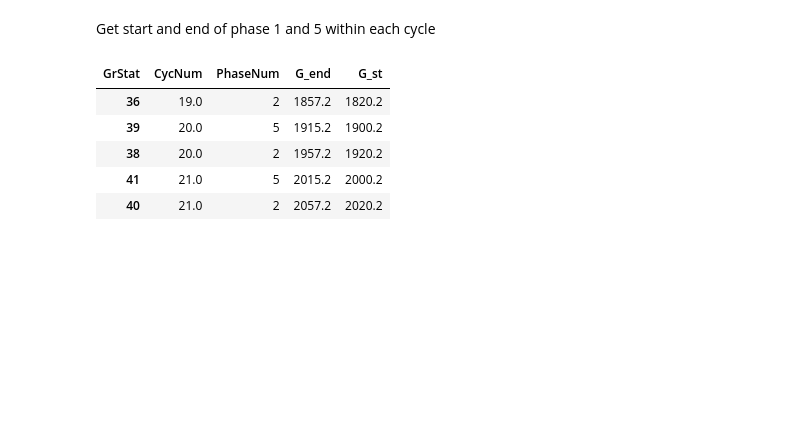
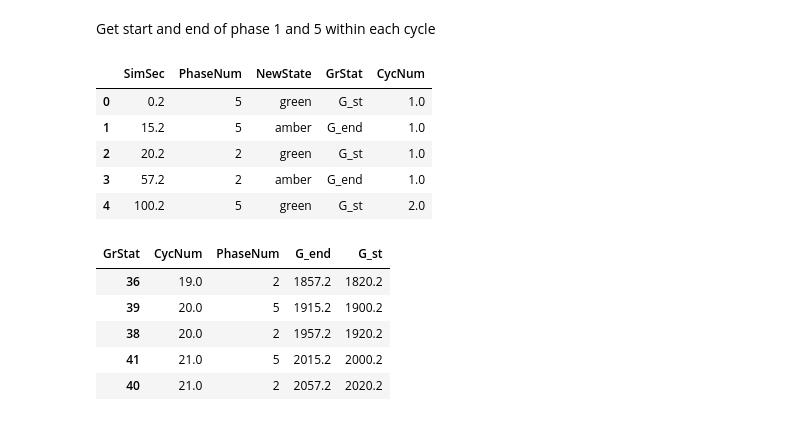
Before and after one commit to Apoorb/HCM_Pooled_Fund_CAV, a Jupyter notebook: Process_DataCol_and_SigChange.ipynb, the cells around one changed output. Drawn from its saved outputs; the diff is of its cells as text; code cells hidden in the pictures; blank space fills up the shorter version.

```diff
--- a/Process_DataCol_and_SigChange.ipynb
+++ b/Process_DataCol_and_SigChange.ipynb
@@ -20,8 +21,8 @@ os.getcwd()
 # %% [markdown]
 Read the Signal State Data
 # %%
-SigDat = pd.read_csv('VissimBaseModel_010.lsa', delimiter =';',header=None,skiprows= 19)
-SigDat.drop(columns=[1,2,6,7,8],inplace=True)
+SigDat = pd.read_csv('VissimBaseModel_Calibration_015.lsa', delimiter =';',header=None,skiprows= 19)
+SigDat.drop(columns=[1,2,6,7,8],inplace=True)  # Drop junk columns
 SigDat.columns = ['SimSec','PhaseNum','NewState','DurOldState']
 SigDat.head()
 # %% [output]
@@ -107,5 +118,14 @@ SigDat_Nw.sort_values('SimSec',inplace=True)
 # %% [markdown]
 Get start and end of phase 1 and 5 within each cycle
+# %%
+SigDat_Nw.head()
+# %% [output]
+|  | SimSec | PhaseNum | NewState | GrStat | CycNum |
+| 0 | 0.2 | 5 | green | G_st | 1.0 |
+| 1 | 15.2 | 5 | amber | G_end | 1.0 |
+| 2 | 20.2 | 2 | green | G_st | 1.0 |
+| 3 | 57.2 | 2 | amber | G_end | 1.0 |
+| 4 | 100.2 | 5 | green | G_st | 2.0 |
 # %%
 SigDat_Nw_clean = pd.pivot_table(SigDat_Nw,values = 'SimSec',index=['CycNum','PhaseNum'],columns='GrStat').reset_index()
 SigDat_Nw_clean.sort_values(['G_st'],inplace=True)
```
Also changed, not shown: parts of 17 cells of this notebook.
